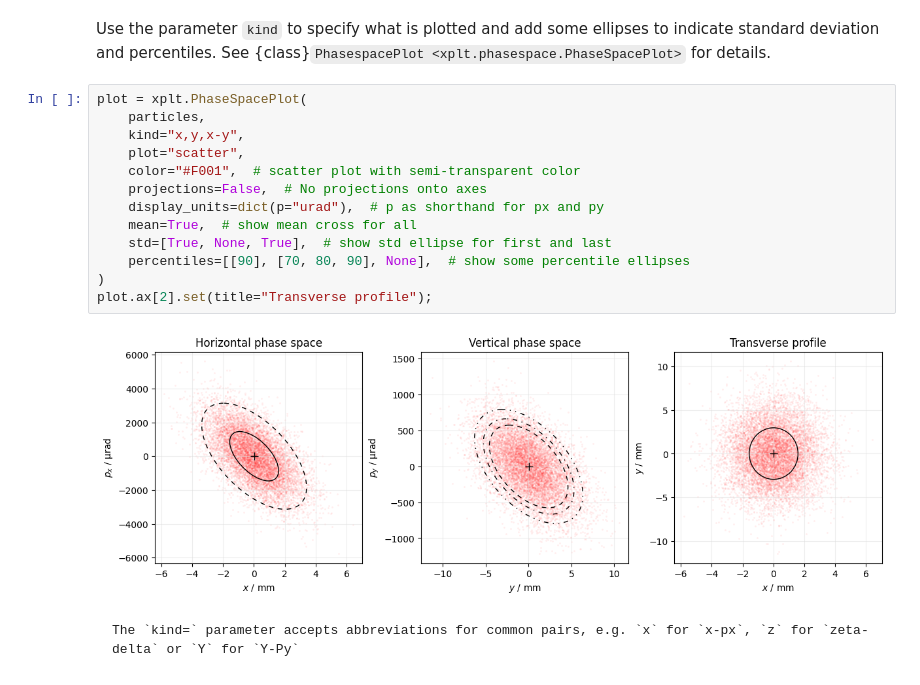
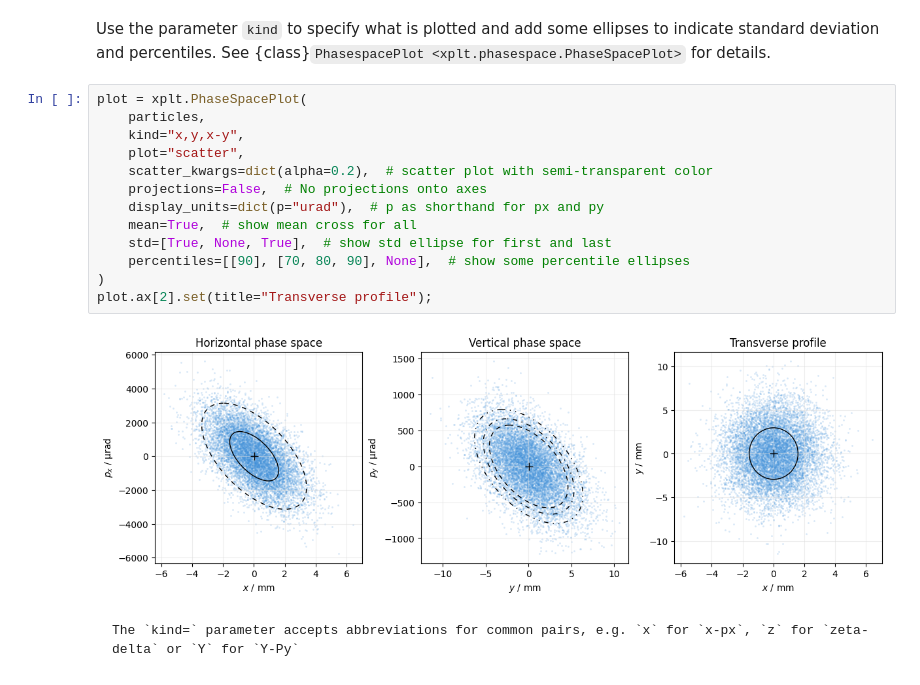
Before and after one commit to xsuite/xplt, a Jupyter notebook: examples/phasespace.ipynb, the cells around one changed output. Saved outputs shown, nothing was run; the diff lists cells and outputs as text.

Commit message:
Update phase space plot example

````diff
--- a/examples/phasespace.ipynb
+++ b/examples/phasespace.ipynb
@@ -67,18 +67,18 @@ Use the parameter `kind` to specify what is plotted and add some ellipses to ind
 # %%
 plot = xplt.PhaseSpacePlot(
     particles,
     kind="x,y,x-y",
     plot="scatter",
-    color="#F001",  # scatter plot with semi-transparent color
+    scatter_kwargs=dict(alpha=0.2),  # scatter plot with semi-transparent color
     projections=False,  # No projections onto axes
     display_units=dict(p="urad"),  # p as shorthand for px and py
     mean=True,  # show mean cross for all
     std=[True, None, True],  # show std ellipse for first and last
     percentiles=[[90], [70, 80, 90], None],  # show some percentile ellipses
 )
 plot.ax[2].set(title="Transverse profile");
 # %% [output]
-[figure, old version]
+[figure, new version]
 # %% [markdown]
 ```{tip}
 The `kind=` parameter accepts abbreviations for common pairs, e.g. `x` for `x-px`, `z` for `zeta-delta` or `Y` for `Y-Py`
````
Also changed, not shown: parts of 2 cells of this notebook.
